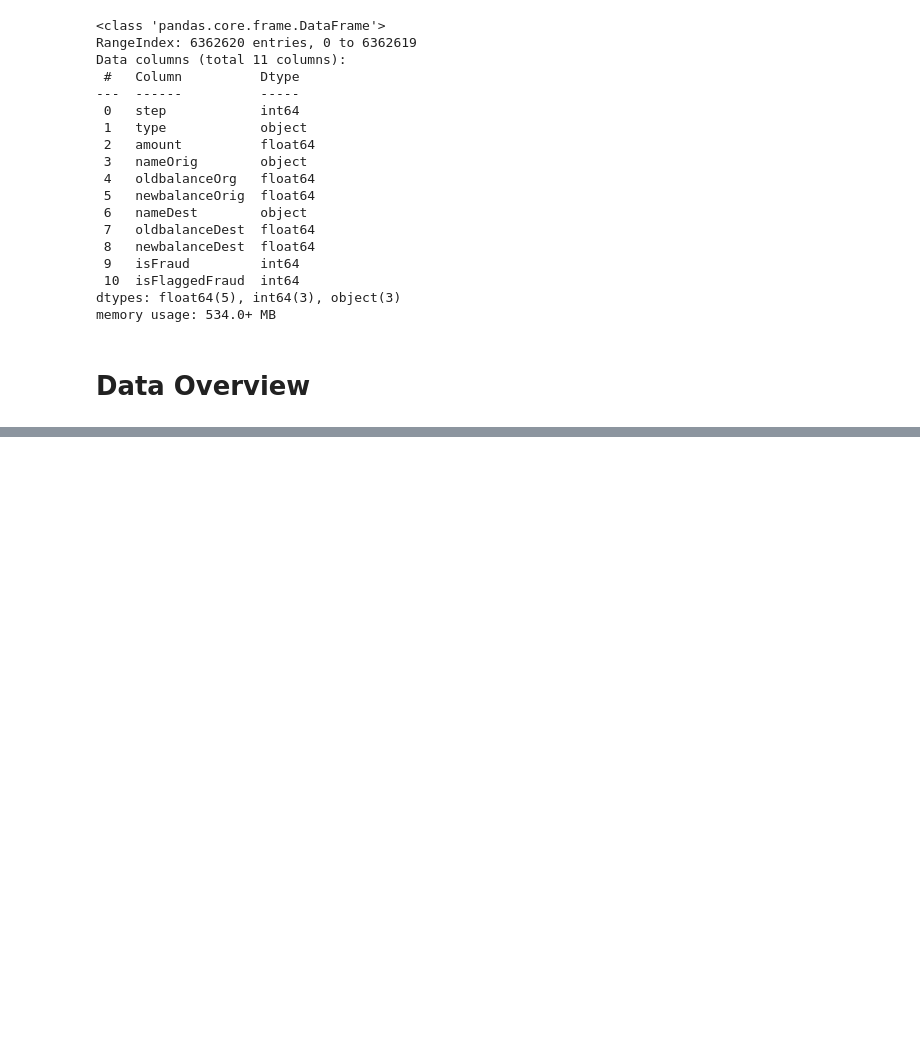
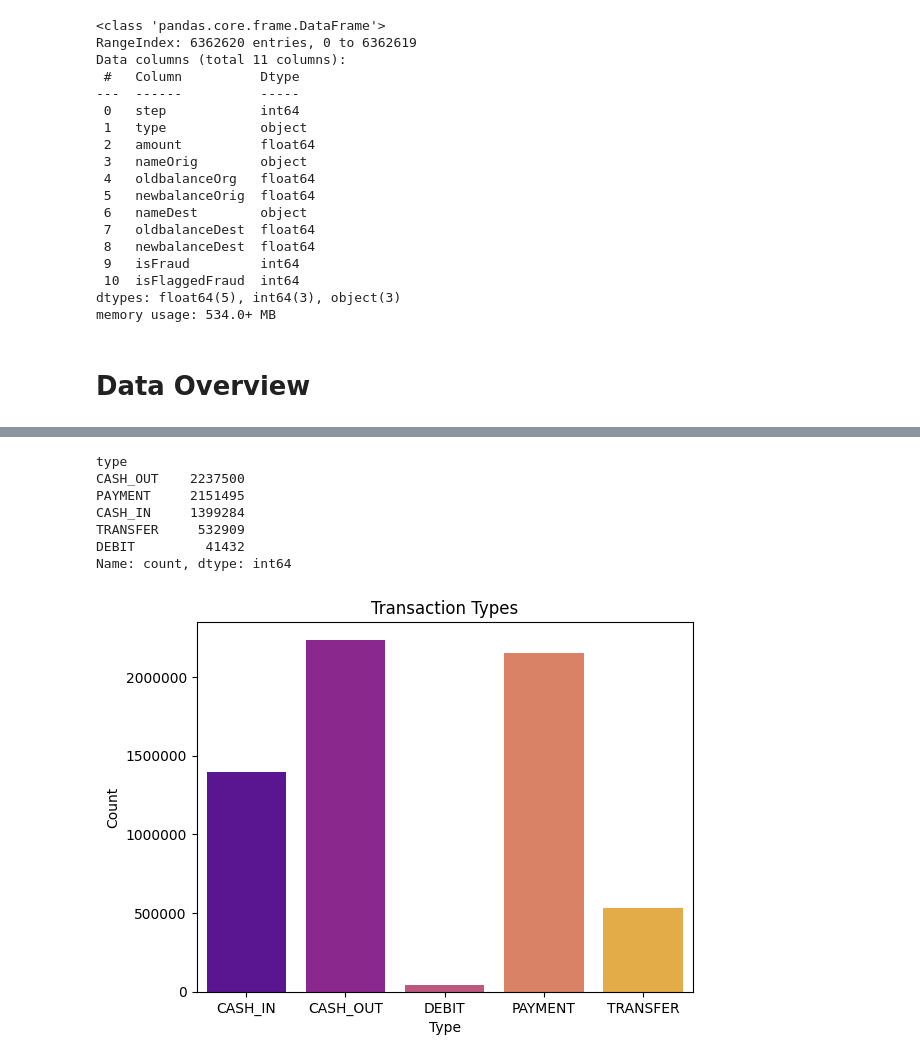
Before and after one commit to nguyentunhu/Financial-Fraud-Patterns-EDA, a Jupyter notebook: main.ipynb, the cells around one changed output, grey strips where cells are left out. Drawn from its saved outputs; the diff is of its cells as text; code cells hidden in the pictures; blank space fills up the shorter version.

```diff
--- a/main.ipynb
+++ b/main.ipynb
@@ -142,9 +164,10 @@ dtypes: float64(5), int64(3), object(3)
 memory usage: 534.0+ MB
 # %%
 df['type'] = df['type'].astype('category')
+df['isFraud'] = df['isFraud'].astype(np.int8)
 df['nameOrig'] = df['nameOrig'].astype('string')
 df['nameDest'] = df['nameDest'].astype('string')
-df['isFraud'] = df['isFraud'].astype('category')
-df['isFlaggedFraud'] = df['isFlaggedFraud'].astype('category')
+
+df['amount'] = df['amount'].astype(np.float64)
 # %% [markdown]
 # Data Overview
@@ -168,0 +174,19 @@ dtype: int64
+# %%
+print(df['type'].value_counts())
+
+# Plotting the count of transaction types
+sns.countplot(x='type', data=df, palette='plasma', )
+plt.title('Transaction Types')
+plt.xlabel('Type')
+plt.ylabel('Count')
+plt.ticklabel_format(axis='y', style = 'plain')
+plt.show()
+# %% [output]
+type
+CASH_OUT    2237500
+PAYMENT     2151495
+CASH_IN     1399284
+TRANSFER     532909
+DEBIT         41432
+Name: count, dtype: int64
+[figure, added]
```
Also changed, not shown: parts of 11 cells of this notebook.
